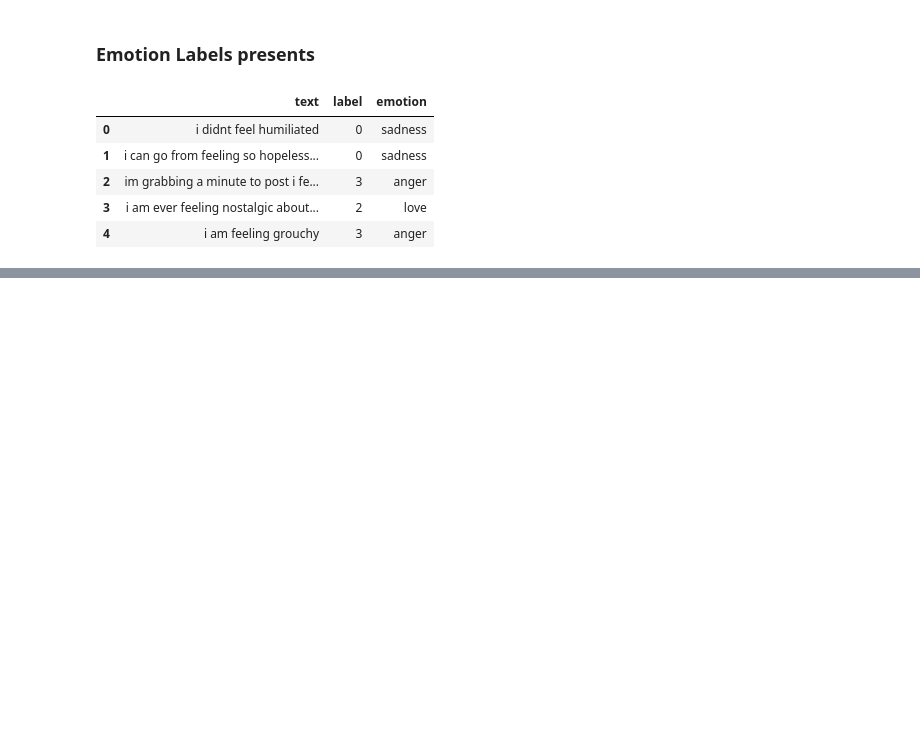
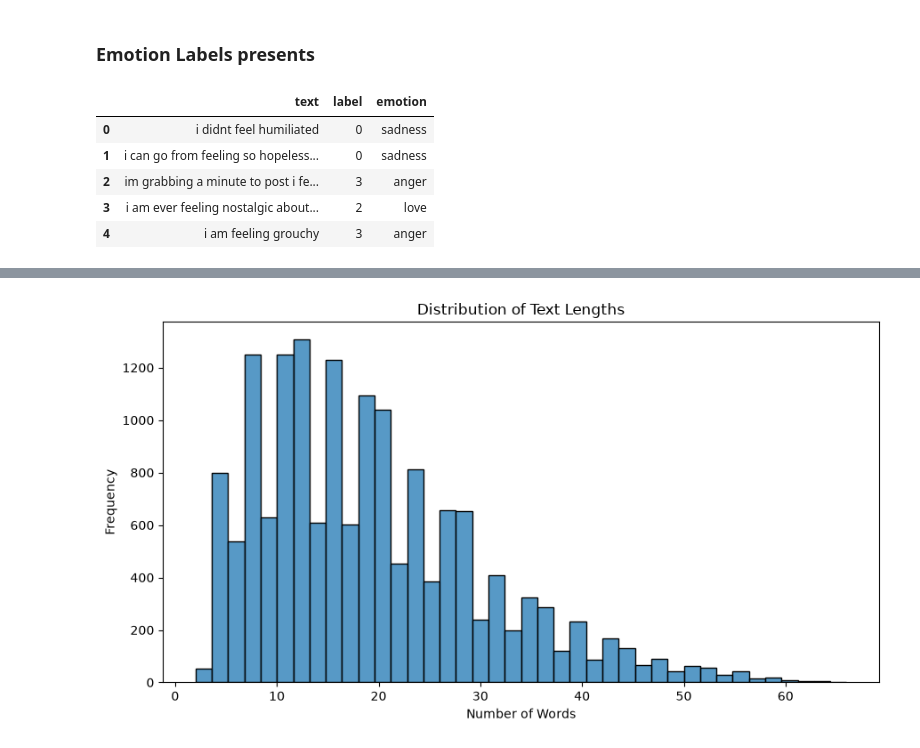
Before and after one commit to simo-hue/ELTE-Principles-Of-AI-Course, a Jupyter notebook: ASSIGNMENT/Notebook.ipynb, the cells around one changed output, grey strips where cells are left out. Cells and saved outputs as stored; diff of their text form; code cells hidden in the pictures; blank space fills up the shorter version.

```diff
--- a/ASSIGNMENT/Notebook.ipynb
+++ b/ASSIGNMENT/Notebook.ipynb
@@ -85,0 +147,8 @@ plt.show()
+# %%
+train_df["word_count"] = (
+    # How many words in each text?
+    train_df["text"].str.split().str.len()
+)
+
+print(f"""Median: {train_df["word_count"].median()}""")
+print(train_df["word_count"].describe())
@@ -85,0 +166,17 @@ plt.show()
+# %%
+plt.figure(figsize=(9, 5))
+
+sns.histplot(
+    data=train_df,
+    x="word_count",
+    bins=40
+)
+
+plt.title("Distribution of Text Lengths")
+plt.xlabel("Number of Words")
+plt.ylabel("Frequency")
+
+plt.tight_layout()
+plt.show()
+# %% [output]
+[figure, added]
```
Also changed, not shown: parts of 12 cells of this notebook.
